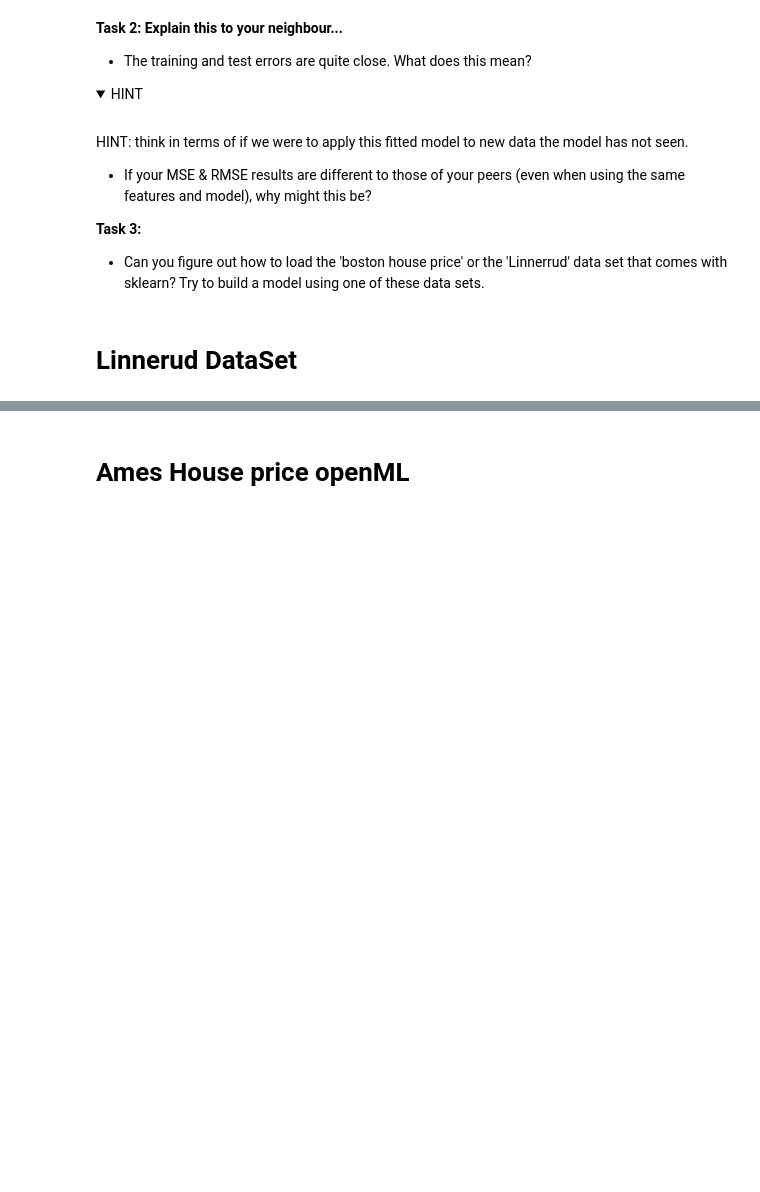
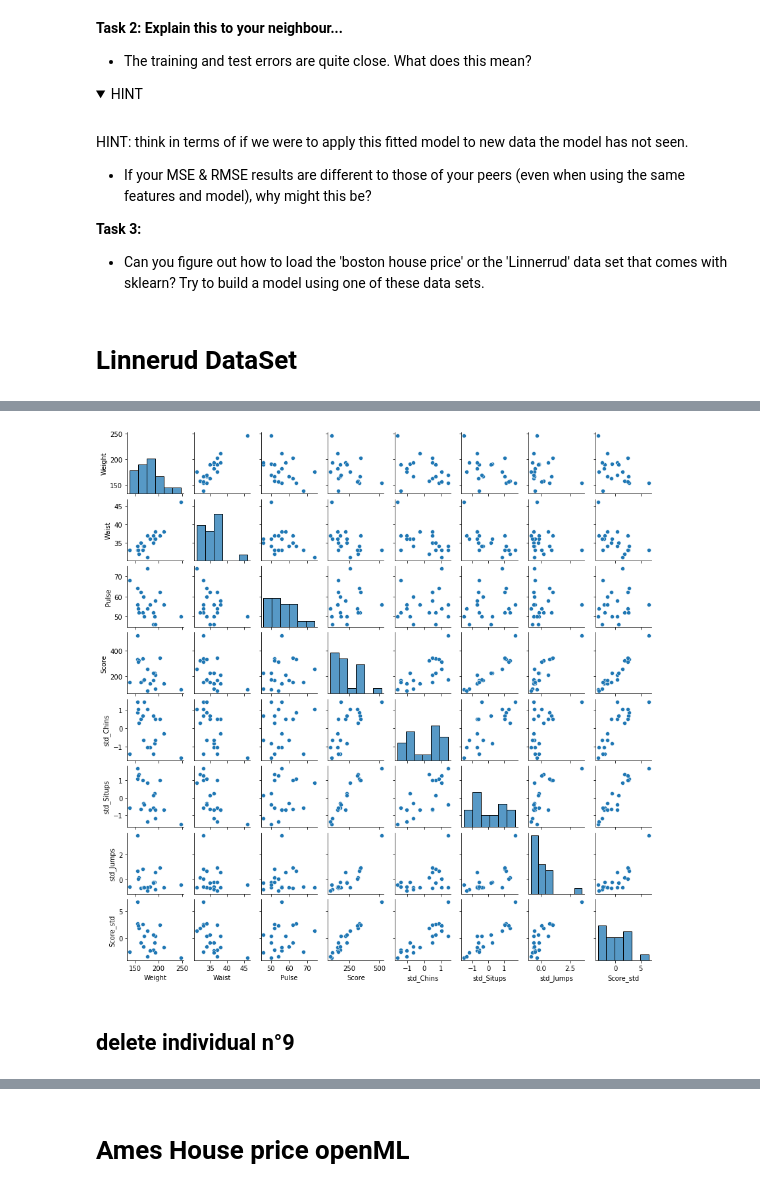
Before and after one commit to RaphaelBouvet/stats_3, a Jupyter notebook: Notebooks/02b-LinearRegressionForPrediction.ipynb, the cells around one changed output, grey strips where cells are left out. Drawn from its saved outputs; the diff is of its cells as text; code cells hidden in the pictures; folded sections open; blank space fills up the shorter version.

```diff
--- a/Notebooks/02b-LinearRegressionForPrediction.ipynb
+++ b/Notebooks/02b-LinearRegressionForPrediction.ipynb
@@ -695,0 +803,13 @@ Y=df_lin[['Weight','Waist','Pulse']]
+# %%
+liste_x_std=[]
+for col in liste_x:
+    df_lin['std_'+str(col)]=(df_lin[col] - df_lin[col].mean()) / df_lin[col].std()
+    liste_x_std.append(('std_'+str(col)))
+# %%
+df_lin['Score_std'] = df_lin[liste_x_std].sum(axis=1)
+# %%
+sns.pairplot(df_lin.iloc[:,3:],height=1.5);
+# %% [output]
+[figure, added]
+# %% [markdown]
+## delete individual n°9
```
Also changed, not shown: parts of 48 cells of this notebook, 1 other file.
